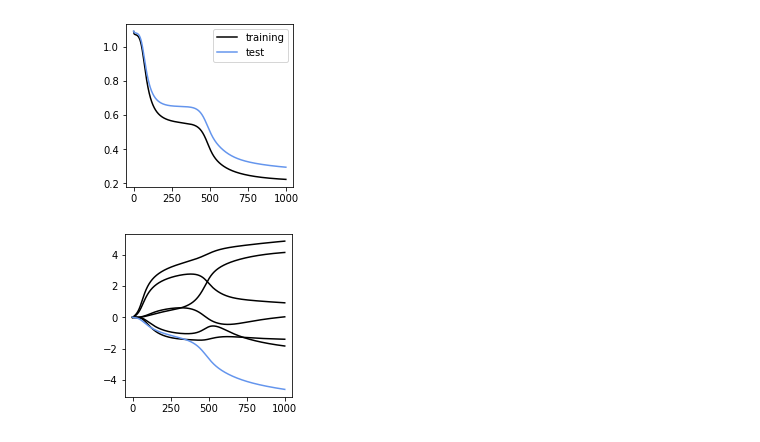
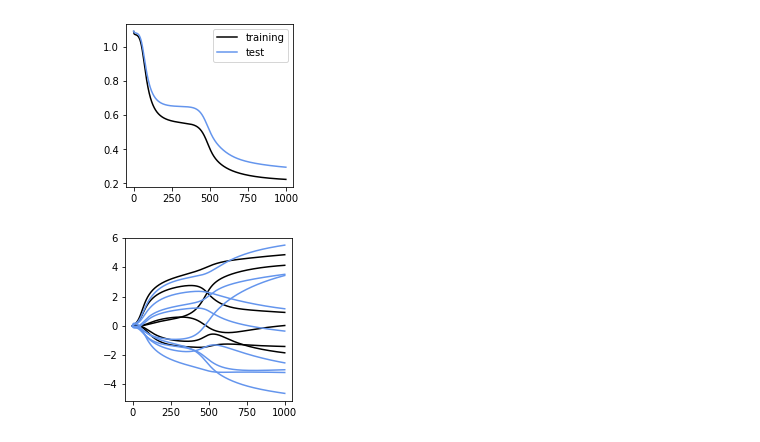
Before and after one commit to okmokm422/TIL, a Jupyter notebook: ML/New_ml/Chapter7 ニューラルネットワーク・ディープラーニング.ipynb, the cells around one changed output. Cells and saved outputs as stored; diff of their text form; code cells hidden in the pictures.

```diff
--- a/ML/New_ml/Chapter7 ニューラルネットワーク・ディープラーニング.ipynb
+++ b/ML/New_ml/Chapter7 ニューラルネットワーク・ディープラーニング.ipynb
@@ -261,9 +261,9 @@ plt.show()
 # %%
 # 重みの時間発展の表示
 plt.figure(1, figsize=(3,3))
 plt.plot(WV_hist[:, : M  * 3], 'black')
-plt.plot(WV_hist[:, M * 3], 'cornflowerblue')
+plt.plot(WV_hist[:, M * 3:], 'cornflowerblue')
 plt.show()
 # %% [output]
-[figure, old version]
+[figure, new version]
 # %%
```
Also changed, not shown: parts of 8 cells of this notebook.
